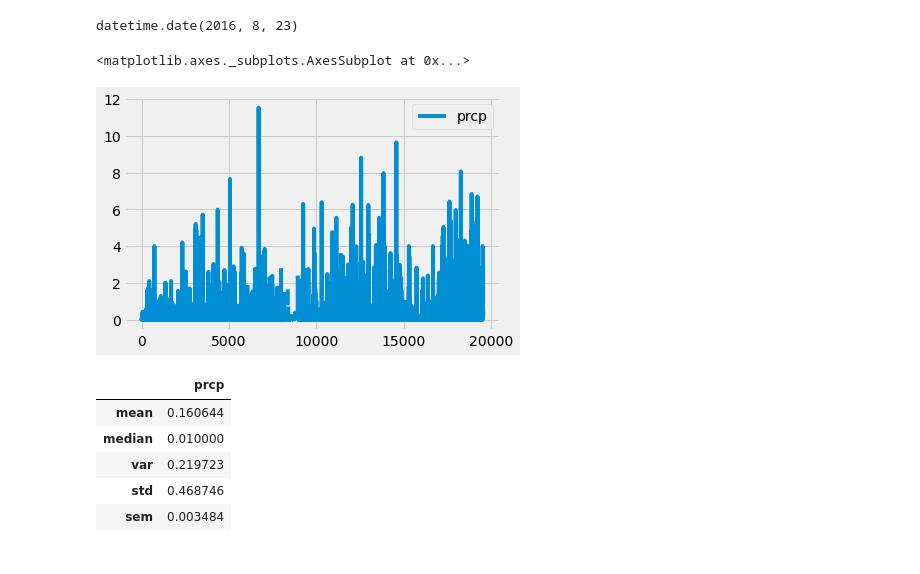
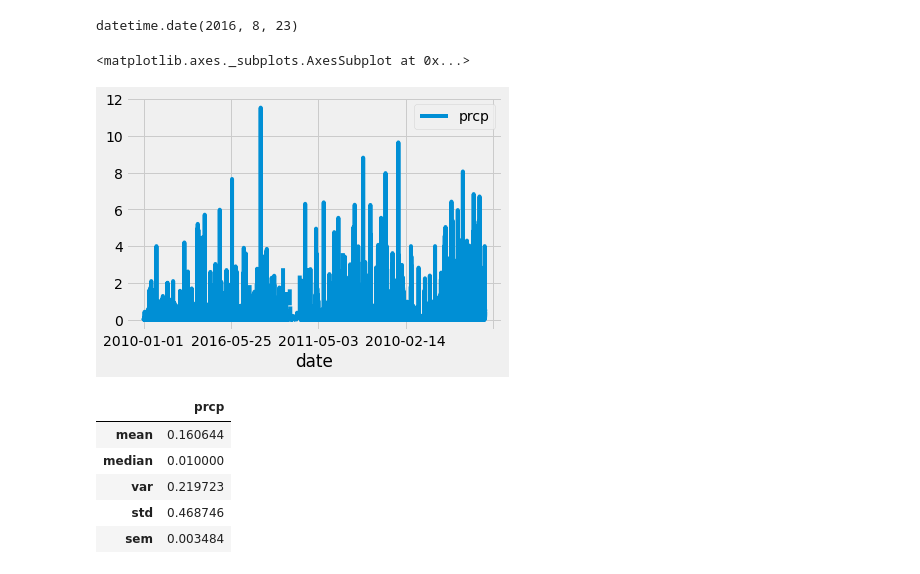
Before and after one commit to cro1100/sqlalchemy-challenge, a Jupyter notebook: climate_starter.ipynb, the cells around one changed output. Saved outputs shown, nothing was run; the diff lists cells and outputs as text; code cells hidden in the pictures.

```diff
--- a/climate_starter.ipynb
+++ b/climate_starter.ipynb
@@ -84,20 +84,20 @@ datetime.date(2016, 8, 23)
 # %%
 # Perform a query to retrieve the date and precipitation scores
 prcp_df = pd.read_sql("SELECT date, prcp FROM measurement", connection)
 
 
 # Save the query results as a Pandas DataFrame and set the index to the date column
-prcp_df.set_index('date')
+prcp_df.set_index('date', inplace = True)
 
 # Sort the dataframe by date
 prcp_df.sort_values(by=['date'])
 prcp_df
 
 # Use Pandas Plotting with Matplotlib to plot the data
 prcp_df.plot()
 # %% [output]
 <matplotlib.axes._subplots.AxesSubplot at 0x...>
-[figure, old version]
+[figure, new version]
 # %%
 # Use Pandas to calcualte the summary statistics for the precipitation data
 summary_table = prcp_df.agg({"prcp":["mean","median","var","std","sem"]})
```
Also changed, not shown: parts of 4 cells of this notebook, 3 other files.
